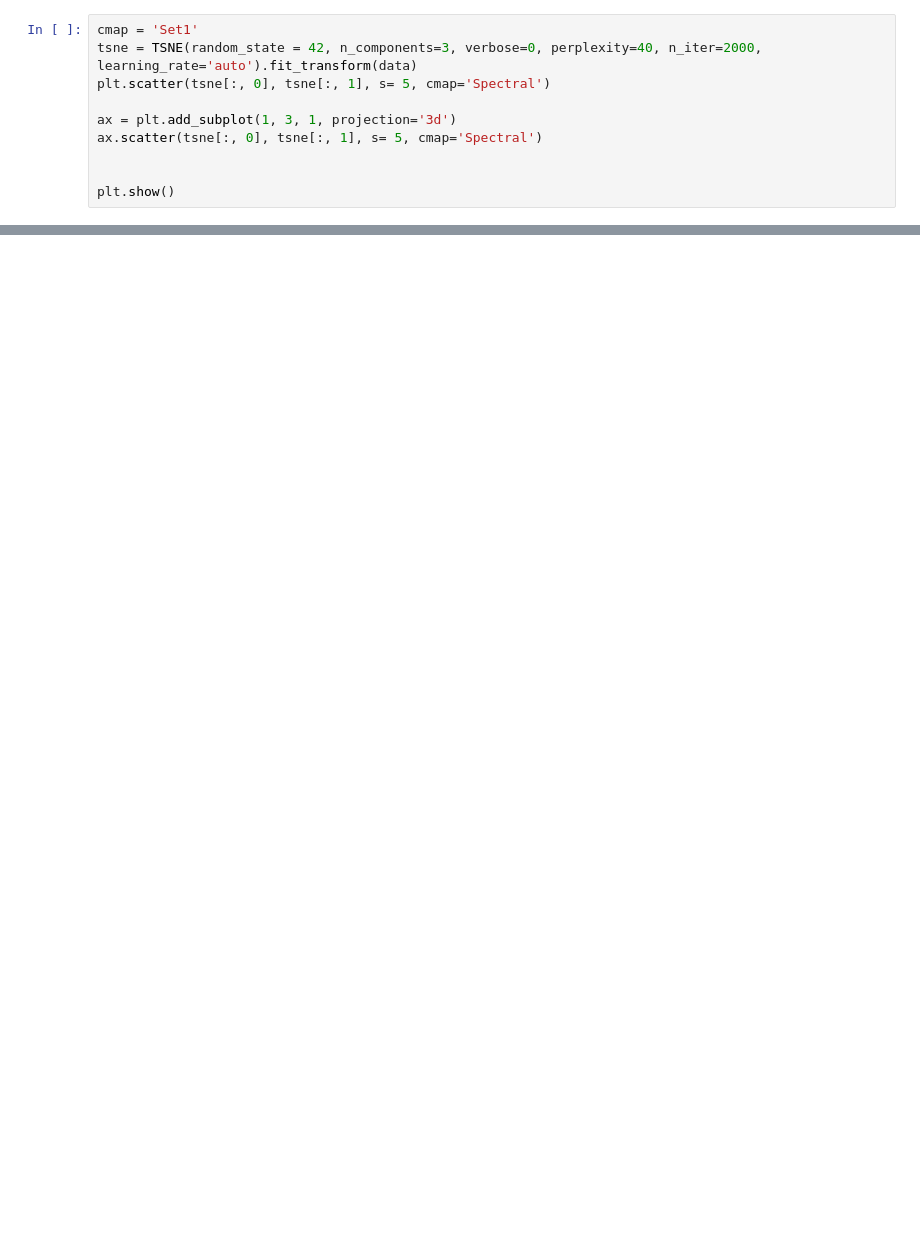
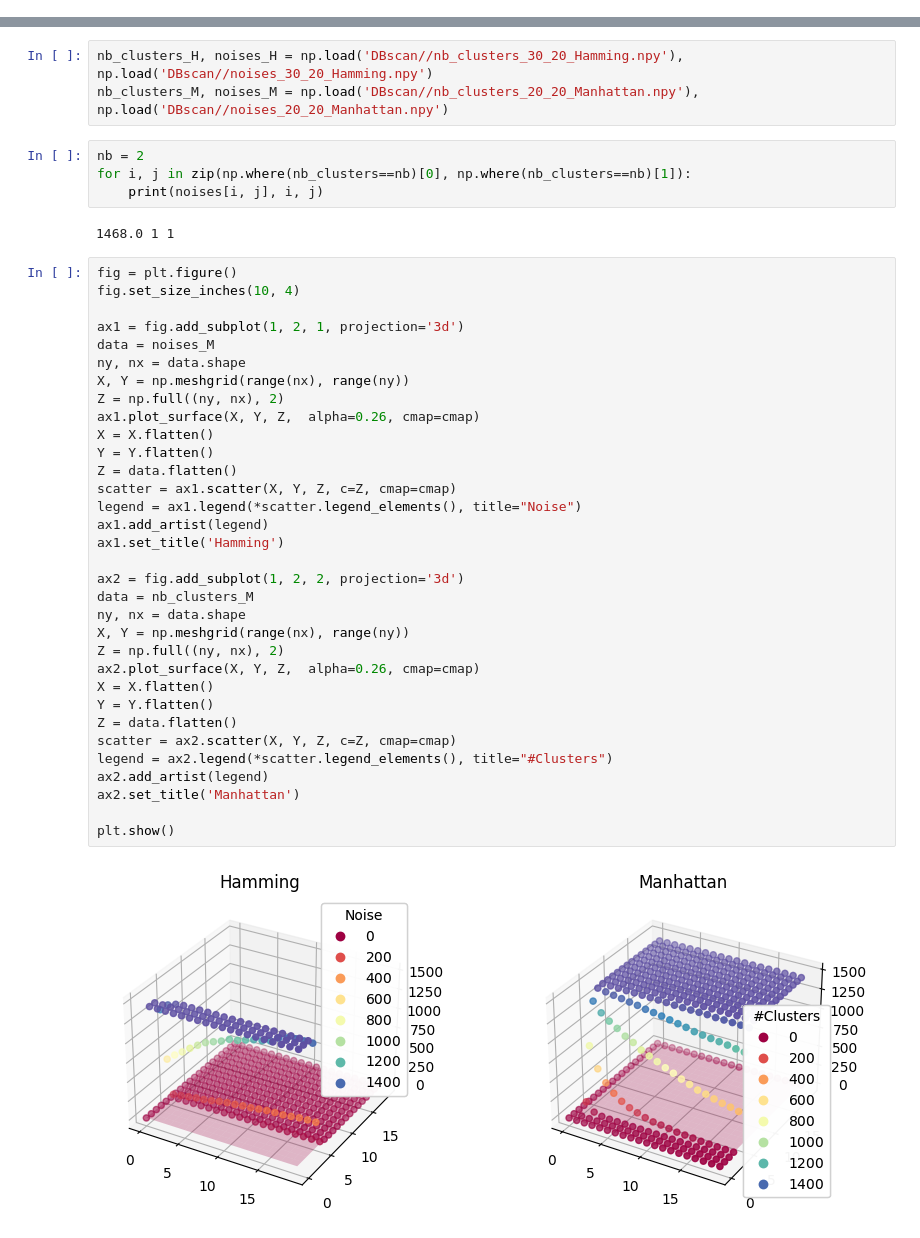
Before and after one commit to Kenza266/DM-Clustering, a Jupyter notebook: DBscan.ipynb, the cells around one changed output, grey strips where cells are left out. Drawn from its saved outputs; the diff is of its cells as text; blank space fills up the shorter version.

```diff
--- a/DBscan.ipynb
+++ b/DBscan.ipynb
@@ -33,10 +28,0 @@ plt.show()
-# %%
-cmap = 'Set1'
-tsne = TSNE(random_state = 42, n_components=3, verbose=0, perplexity=40, n_iter=2000, learning_rate='auto').fit_transform(data)
-plt.scatter(tsne[:, 0], tsne[:, 1], s= 5, cmap='Spectral')
-
-ax = plt.add_subplot(1, 3, 1, projection='3d')
-ax.scatter(tsne[:, 0], tsne[:, 1], s= 5, cmap='Spectral')
-
-
-plt.show()
@@ -45,0 +140,44 @@ AttributeError: module 'matplotlib.pyplot' has no attribute 'add_subplot'
+# %%
+nb_clusters_H, noises_H = np.load('DBscan//nb_clusters_30_20_Hamming.npy'), np.load('DBscan//noises_30_20_Hamming.npy')
+nb_clusters_M, noises_M = np.load('DBscan//nb_clusters_20_20_Manhattan.npy'), np.load('DBscan//noises_20_20_Manhattan.npy')
+# %%
+nb = 2
+for i, j in zip(np.where(nb_clusters==nb)[0], np.where(nb_clusters==nb)[1]):
+    print(noises[i, j], i, j)
+# %% [output]
+1468.0 1 1
+# %%
+fig = plt.figure()
+fig.set_size_inches(10, 4)
+
+ax1 = fig.add_subplot(1, 2, 1, projection='3d')
+data = noises_M
+ny, nx = data.shape
+X, Y = np.meshgrid(range(nx), range(ny))
+Z = np.full((ny, nx), 2)
+ax1.plot_surface(X, Y, Z,  alpha=0.26, cmap=cmap)
+X = X.flatten()
+Y = Y.flatten()
+Z = data.flatten()
+scatter = ax1.scatter(X, Y, Z, c=Z, cmap=cmap)
+legend = ax1.legend(*scatter.legend_elements(), title="Noise")
+ax1.add_artist(legend)
+ax1.set_title('Hamming')
+
+ax2 = fig.add_subplot(1, 2, 2, projection='3d')
+data = nb_clusters_M
+ny, nx = data.shape
+X, Y = np.meshgrid(range(nx), range(ny))
+Z = np.full((ny, nx), 2)
+ax2.plot_surface(X, Y, Z,  alpha=0.26, cmap=cmap)
+X = X.flatten()
+Y = Y.flatten()
+Z = data.flatten()
+scatter = ax2.scatter(X, Y, Z, c=Z, cmap=cmap)
+legend = ax2.legend(*scatter.legend_elements(), title="#Clusters")
+ax2.add_artist(legend)
+ax2.set_title('Manhattan')
+
+plt.show()
+# %% [output]
+[figure, added]
```
Also changed, not shown: parts of 24 cells of this notebook, 10 other files.
